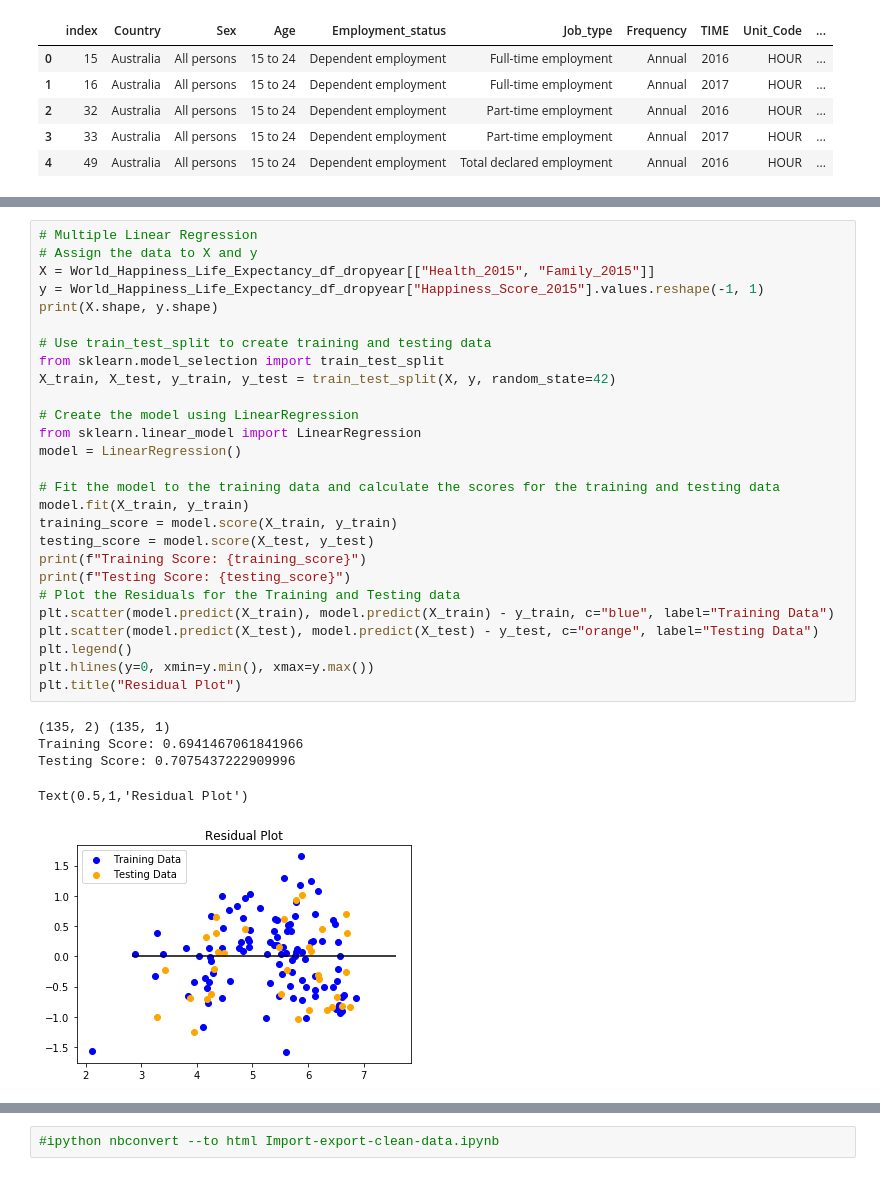
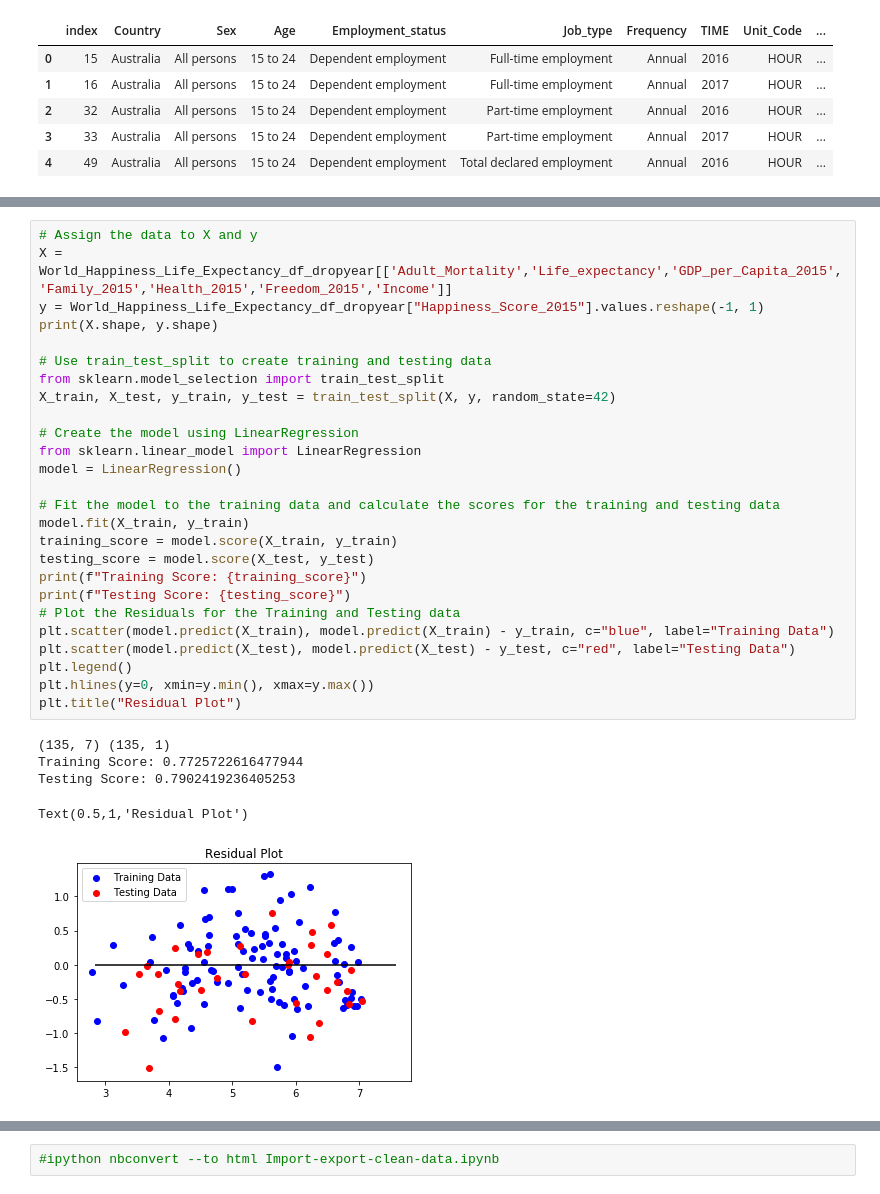
Before and after one commit to xliu510/Happiness, a Jupyter notebook: Import-export-clean-data.ipynb, the cells around one changed output, grey strips where cells are left out. Drawn from its saved outputs; the diff is of its cells as text.

```diff
--- a/Import-export-clean-data.ipynb
+++ b/Import-export-clean-data.ipynb
@@ -166,34 +170,33 @@ Shape:  (135, 1) (135, 1)
 # %%
-# Multiple Linear Regression
 # Assign the data to X and y
-X = World_Happiness_Life_Expectancy_df_dropyear[["Health_2015", "Family_2015"]]
+X = World_Happiness_Life_Expectancy_df_dropyear[['Adult_Mortality','Life_expectancy','GDP_per_Capita_2015','Family_2015','Health_2015','Freedom_2015','Income']]
 y = World_Happiness_Life_Expectancy_df_dropyear["Happiness_Score_2015"].values.reshape(-1, 1)
 print(X.shape, y.shape)
 
 # Use train_test_split to create training and testing data
 from sklearn.model_selection import train_test_split
 X_train, X_test, y_train, y_test = train_test_split(X, y, random_state=42)
 
 # Create the model using LinearRegression
 from sklearn.linear_model import LinearRegression
 model = LinearRegression()
 
 # Fit the model to the training data and calculate the scores for the training and testing data
 model.fit(X_train, y_train)
 training_score = model.score(X_train, y_train)
 testing_score = model.score(X_test, y_test)
 print(f"Training Score: {training_score}")
 print(f"Testing Score: {testing_score}")
 # Plot the Residuals for the Training and Testing data
 plt.scatter(model.predict(X_train), model.predict(X_train) - y_train, c="blue", label="Training Data")
-plt.scatter(model.predict(X_test), model.predict(X_test) - y_test, c="orange", label="Testing Data")
+plt.scatter(model.predict(X_test), model.predict(X_test) - y_test, c="red", label="Testing Data")
 plt.legend()
 plt.hlines(y=0, xmin=y.min(), xmax=y.max())
 plt.title("Residual Plot")
 # %% [output]
-(135, 2) (135, 1)
-Training Score: 0.6941467061841966
-Testing Score: 0.7075437222909996
+(135, 7) (135, 1)
+Training Score: 0.7725722616477944
+Testing Score: 0.7902419236405253
 Text(0.5,1,'Residual Plot')
-[figure, old version]
+[figure, new version]
 # %%
```
Also changed, not shown: parts of 22 cells of this notebook, 1 other file.
